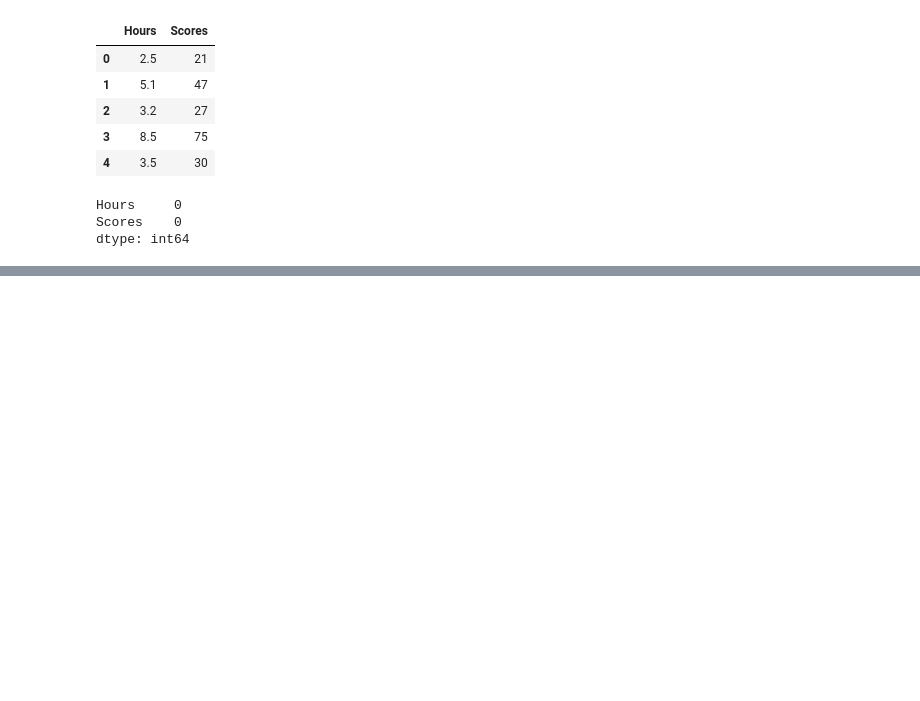
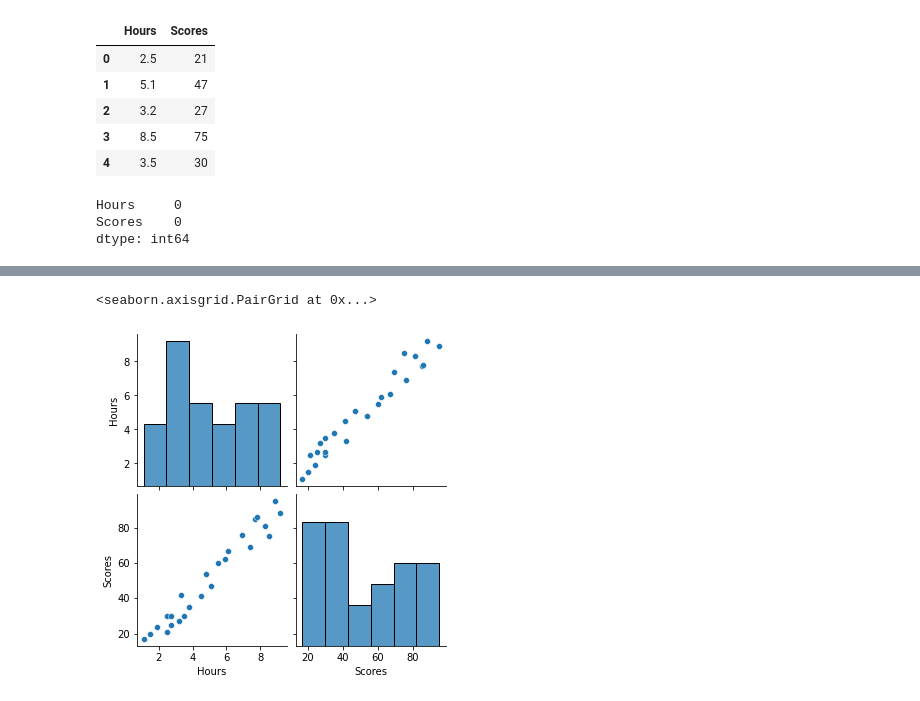
Before and after one commit to iffatzahra/TSF-Task-1, a Jupyter notebook: Student_Percentage_Prediction_Unsupervised_ML.ipynb, the cells around one changed output, grey strips where cells are left out. Saved outputs shown, nothing was run; the diff lists cells and outputs as text; code cells hidden in the pictures; blank space fills up the shorter version.

```diff
--- a/Student_Percentage_Prediction_Unsupervised_ML.ipynb
+++ b/Student_Percentage_Prediction_Unsupervised_ML.ipynb
@@ -33,0 +50,5 @@ dtype: int64
+# %%
+sns.pairplot(df)
+# %% [output]
+<seaborn.axisgrid.PairGrid at 0x...>
+[figure, added]
```
Also changed, not shown: parts of 5 cells of this notebook.
